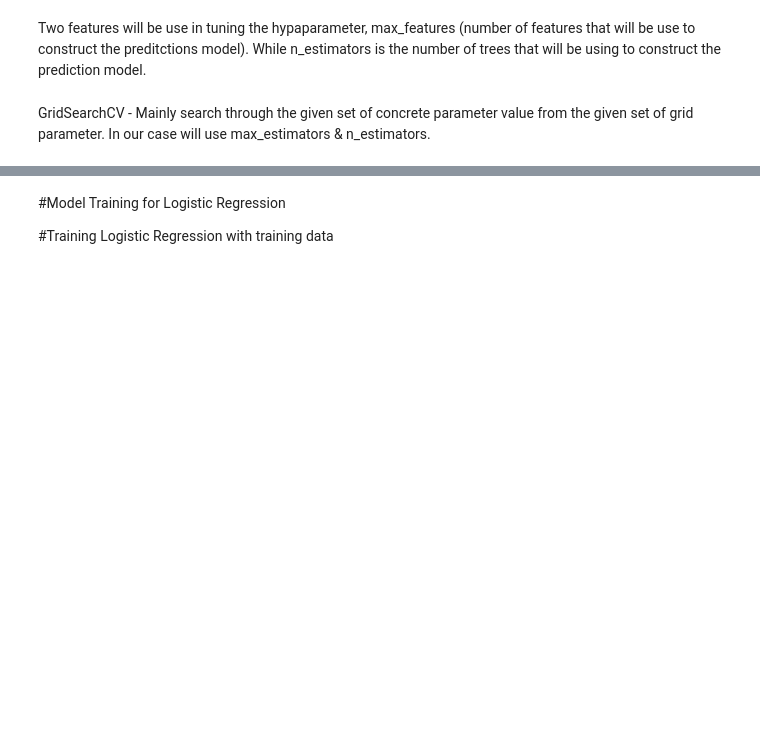
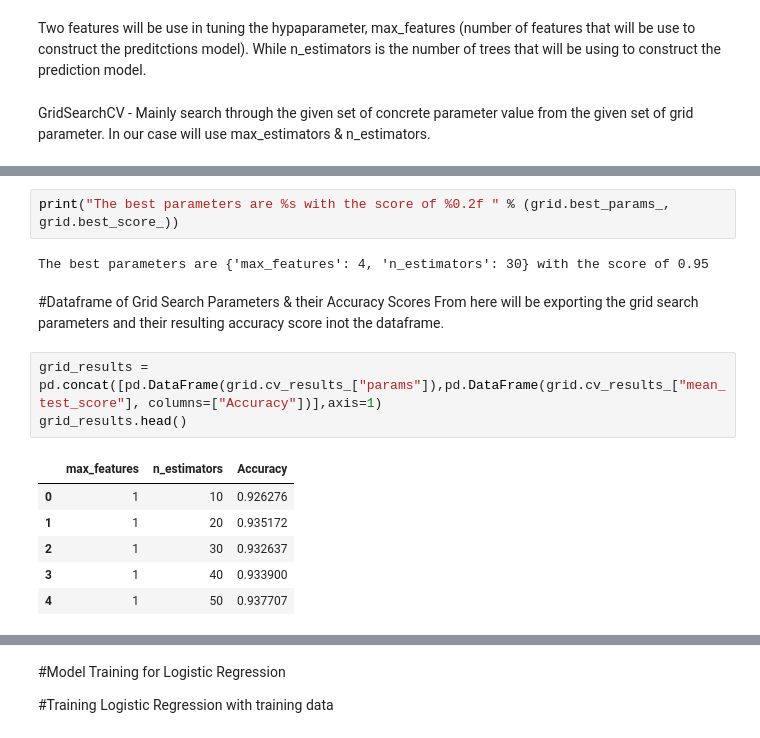
Before and after one commit to NimePeter/Credit-Card-Fraud, a Jupyter notebook: Copy_of_IDD_Peter.ipynb, the cells around one changed output, grey strips where cells are left out. Drawn from its saved outputs; the diff is of its cells as text; blank space fills up the shorter version.

```diff
--- a/Copy_of_IDD_Peter.ipynb
+++ b/Copy_of_IDD_Peter.ipynb
@@ -378,0 +382,17 @@ TypeError: ignored
+# %%
+print("The best parameters are %s with the score of %0.2f " % (grid.best_params_, grid.best_score_))
+# %% [output]
+The best parameters are {'max_features': 4, 'n_estimators': 30} with the score of 0.95
+# %% [markdown]
+#Dataframe of Grid Search Parameters & their Accuracy Scores
+From here will be exporting the grid search parameters and their resulting accuracy score inot the dataframe.
+# %%
+grid_results = pd.concat([pd.DataFrame(grid.cv_results_["params"]),pd.DataFrame(grid.cv_results_["mean_test_score"], columns=["Accuracy"])],axis=1)
+grid_results.head()
+# %% [output]
+|  | max_features | n_estimators | Accuracy |
+| 0 | 1 | 10 | 0.926276 |
+| 1 | 1 | 20 | 0.935172 |
+| 2 | 1 | 30 | 0.932637 |
+| 3 | 1 | 40 | 0.933900 |
+| 4 | 1 | 50 | 0.937707 |
```
Also changed, not shown: parts of 20 cells of this notebook.
